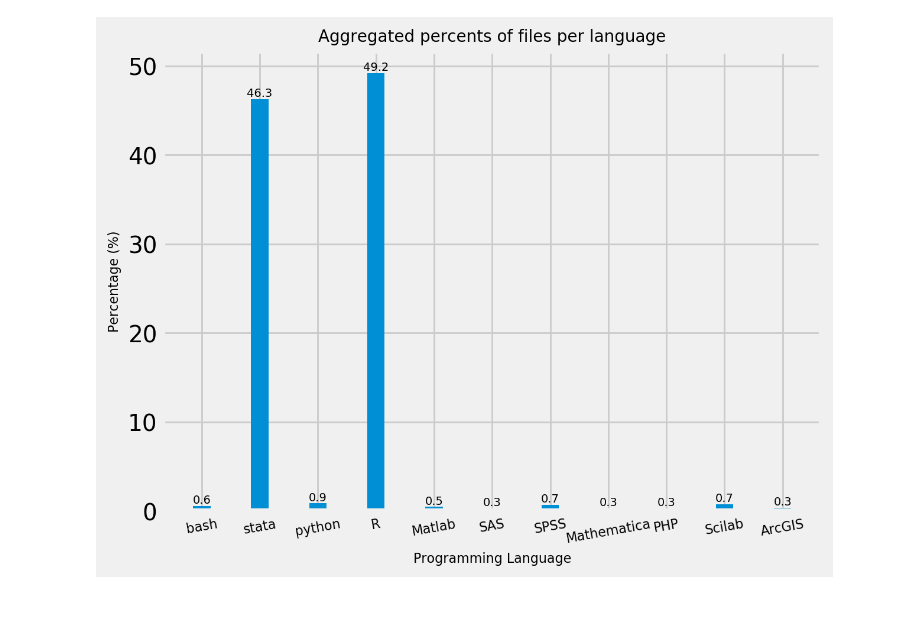
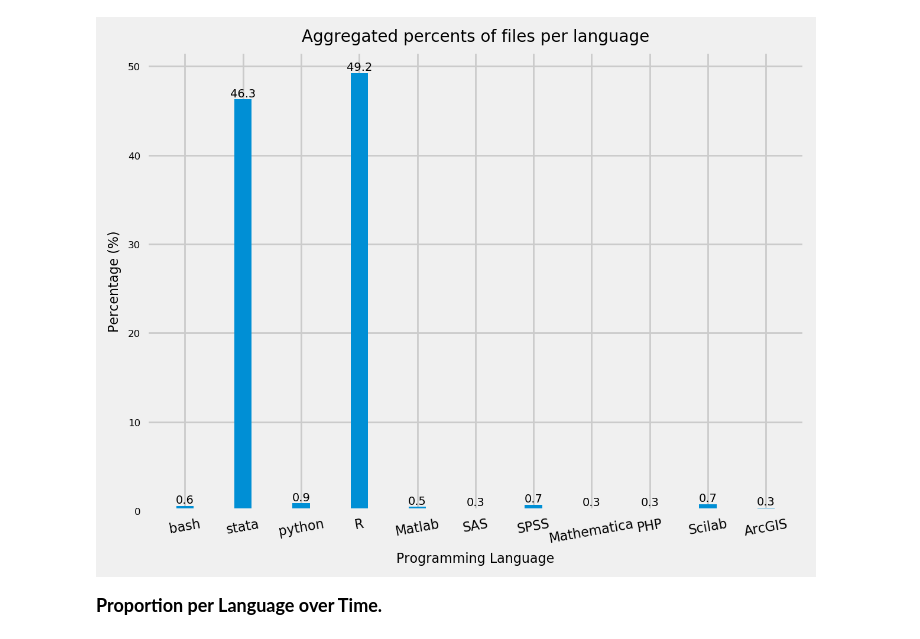
Before and after one commit to jingxianna/Characterize-contents-of-AJPS-datasets, a Jupyter notebook: characterize_plots.ipynb, the cells around one changed output. Cells and saved outputs as stored; diff of their text form; code cells hidden in the pictures; blank space fills up the shorter version.

```diff
--- a/characterize_plots.ipynb
+++ b/characterize_plots.ipynb
@@ -161 +181,8 @@ max      5.397832e+06
 Name: total_size_kb, dtype: float64
+# %%
+df_1.loc[df_1['total_size_kb'] < 100, 'size_level'] = 1
+df_1.loc[(df_1['total_size_kb'] >= 100) & (df_1['total_size_kb'] < 1000), 'size_level'] = 2
+df_1.loc[(df_1['total_size_kb'] >= 1000) & (df_1['total_size_kb'] < 10000), 'size_level'] = 3
+df_1.loc[(df_1['total_size_kb'] >= 10000) & (df_1['total_size_kb'] < 100000), 'size_level'] = 4
+df_1.loc[df_1['total_size_kb'] > 100000, 'size_level'] = 5
+df_1.head()
@@ -162,4 +196,5 @@ Name: total_size_kb, dtype: float64
 # %%
-df.groupby('total_size_kb')['DOI'].describe()
+stat_2 = df_1.groupby('size_level')['DOI'].describe()
+stat_2
 # %% [output]
 |  | count | unique | top | freq |
@@ -184,6 +206,0 @@ df.groupby('total_size_kb')['DOI'].describe()
-# %%
-df.loc[df['total_size_kb'] > 0, 'size_level'] = 1
-df.loc[df['total_size_kb'] > 100, 'size_level'] = 2
-df.loc[df['total_size_kb'] > 1000, 'size_level'] = 3
-df.loc[df['total_size_kb'] > 10000, 'size_level'] = 4
-df.loc[df['total_size_kb'] > 100000, 'size_level'] = 5
@@ -200,15 +207,14 @@ df.groupby('size_level')['DOI'].describe()
 # %%
-stat_2 = df.groupby('size_level')['DOI'].describe()
-x = df.groupby('size_level')['DOI'].describe().index
+plt.style.use('fivethirtyeight')
+x = stat_2.index
 y = stat_2['count']
 plt.bar(x, y,width = 0.3,align='center')
 xtick = ['less than 100', 'between 100 and 1,000', 'between 1,000 and 10,000', 'between 10,000 and 100,000', 'more than 100,000']
-plt.xticks(x,xtick,fontsize=6,rotation=10)
-plt.yticks(np.linspace(0,120,13),fontsize=6)
+plt.xticks(x,xtick,fontsize=6,rotation=7)
+plt.yticks(np.linspace(0,110,12),fontsize=6)
 plt.title('Distribution of total dataset size', fontsize=10)
 plt.xlabel("Total Dataset Size in Kb", fontsize=8)
 plt.ylabel("Counts", fontsize=8)
 for a,b in zip(x,y):
     plt.text(a, b+0.05, '%.0f' % b, ha='center', va= 'bottom',fontsize=7)
-plt.style.use('fivethirtyeight')
 # %% [output]
@@ -299,14 +307,17 @@ z
 # %%
+plt.style.use('fivethirtyeight')
 plt.bar(x, z, width = 0.3,align='center')
 plt.xticks(x,fontsize=8,rotation=10)
+plt.yticks(np.arange(0,60,10), fontsize=6)
 plt.title('Aggregated percents of files per language', fontsize=10)
 plt.xlabel("Programming Language", fontsize=8)
 plt.ylabel("Percentage (%)", fontsize=8)
 for a,b in zip(x,z):
     plt.text(a, b+0.05, '%.1f' % b, ha='center', va= 'bottom',fontsize=7)
-plt.style.use('fivethirtyeight')
 # %% [output]
-[figure, old version]
+[figure, new version]
+# %% [markdown]
+**<big>Proportion per Language over Time.</big>**
 # %%
 df.loc[df.publication_date.str[0:4] == '2019', 'pub_year'] = 2019
 df.loc[df.publication_date.str[0:4] == '2018', 'pub_year'] = 2018
```
Also changed, not shown: parts of 35 cells of this notebook.
